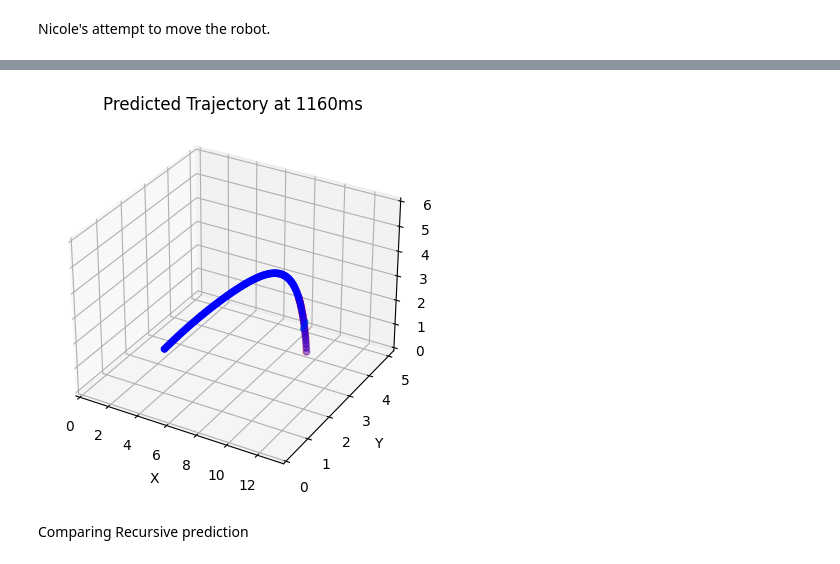
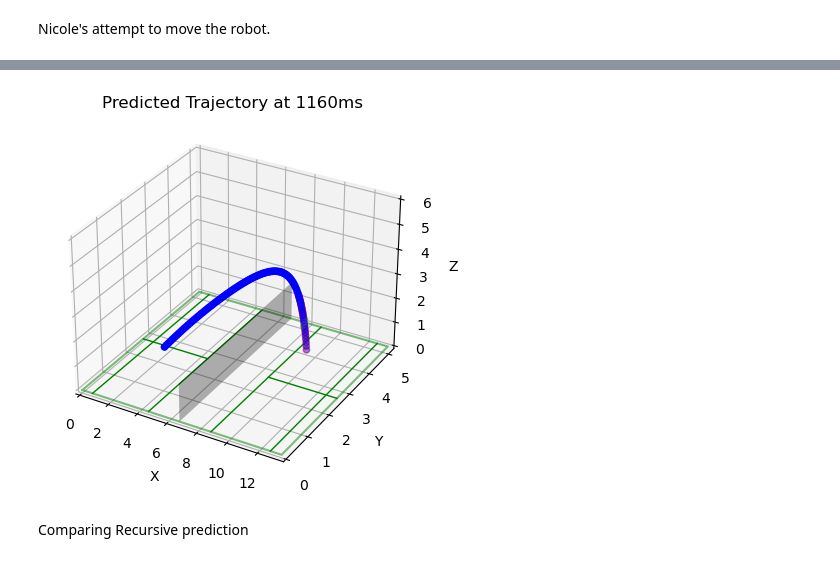
Before and after one commit to xunthongkkkkkk/DataAnalytics3005, a Jupyter notebook: LSTM predictor/LSTM_Predictor.ipynb, the cells around one changed output, grey strips where cells are left out. Saved outputs shown, nothing was run; the diff lists cells and outputs as text; code cells hidden in the pictures.

Commit message:
Update LSTM_Predictor.ipynb
court markup done

```diff
--- a/LSTM predictor/LSTM_Predictor.ipynb
+++ b/LSTM predictor/LSTM_Predictor.ipynb
@@ -426,6 +426,41 @@ def predictTrajectory(startIndex, shotid):
         ax.set_xlabel('X')
         ax.set_ylabel('Y')
         ax.set_zlabel('Z')
+        #  Plot the badminton court lines
+        court_x = np.array([0, 13.4, 13.4, 0, 0])
+        court_y = np.array([0, 0, 5.18, 5.18, 0])
+        ax.plot(court_x, court_y, color='green', alpha=0.5)
+
+        mid_x = np.array([0, 4.6])  # X-coordinates of net vertices
+        mid_y = np.array([2.59, 2.59])  # Y-coordinates of net vertices
+        ax.plot(mid_x, mid_y, color='green', linewidth=1)
+
+        mid2_x = np.array([8.8, 13.4])  # X-coordinates of net vertices
+        mid2_y = np.array([2.59, 2.59])  # Y-coordinates of net vertices
+        ax.plot(mid2_x, mid2_y, color='green', linewidth=1)
+
+        short1_x = np.array([4.6, 4.6])  # X-coordinates of net vertices
+        short1_y = np.array([0, 5.18])  # Y-coordinates of net vertices
+        ax.plot(short1_x, short1_y, color='green', linewidth=1)
+
+        short2_x = np.array([8.8, 8.8])  # X-coordinates of net vertices
+        short2_y = np.array([0, 5.18])  # Y-coordinates of net vertices
+        ax.plot(short2_x, short2_y, color='green', linewidth=1)
+
+        long1_x = np.array([0.72, 0.72])  # X-coordinates of net vertices
+        long1_y = np.array([0, 5.18])  # Y-coordinates of net vertices
+        ax.plot(long1_x, long1_y, color='green', linewidth=1)
+
+        long2_x = np.array([12.68, 12.68])  # X-coordinates of net vertices
+        long2_y = np.array([0, 5.18])  # Y-coordinates of net vertices
+        ax.plot(long2_x, long2_y, color='green', linewidth=1)
+
+        # Create the net as a mesh
+        net_height = np.array([0,1.55,1.55,0])  # Height of the net from the ground
+        net_x = np.array([6.7,6.7,6.7,6.7])  # X-coordinates of net vertices
+        net_y = np.array([0,0,5.18,5.18])  # Y-coordinates of net vertices
+        verts = [list(zip(net_x,net_y,net_height))]
+        ax.add_collection3d(Poly3DCollection(verts, facecolors='black',alpha=0.3))
 
         ax.set_xlim(0, 13.4)
         ax.set_ylim(0, 5.18)
@@ -439,7 +474,7 @@ def predictTrajectory(startIndex, shotid):
         # with no fill in the circle where x is position and y,z is the racket's area.
         # 1/4 of racket is 28/4 = 7cm. hence racket's area is cirle with radius of 0.035m. !!to smalll to be seen in plot
         #Circle(xy, radius)
-        pCircle = Circle((robotPostion[1], robotPostion[2]), 0.2)
+        pCircle = Circle((robotPostion[1], robotPostion[2]), 0.2, facecolor = 'y')
         ax.add_patch(pCircle)
         art3d.pathpatch_2d_to_3d(pCircle, z=robotPostion[0], zdir="x")
 
@@ -489,2 +524,2 @@ with imageio.get_writer("animation.gif", mode='I', duration=1) as writer:
 115
-[figure, old version]
+[figure, new version]
```
Also changed, not shown: parts of 2 cells of this notebook.
